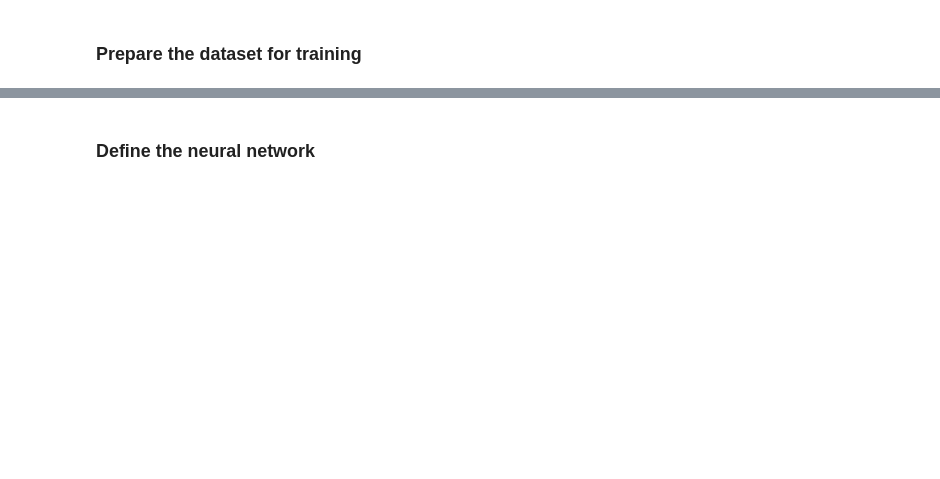
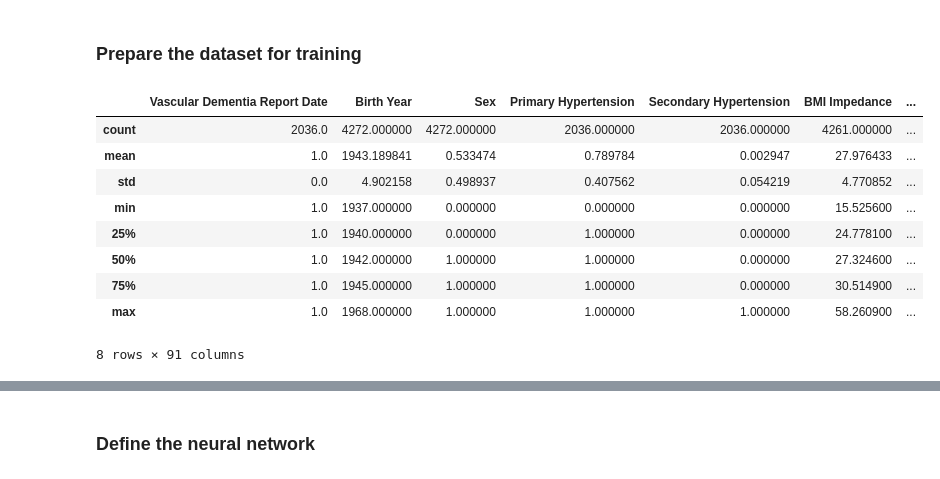
Before and after one commit to Miker2808/MTA-VascularDementiaPredictor, a Jupyter notebook: dataset_training_pytorch.ipynb, the cells around one changed output, grey strips where cells are left out. Cells and saved outputs as stored; diff of their text form; code cells hidden in the pictures; blank space fills up the shorter version.

```diff
--- a/dataset_training_pytorch.ipynb
+++ b/dataset_training_pytorch.ipynb
@@ -12,6 +16,23 @@ import seaborn as sns
 # %% [markdown]
 ### Prepare the dataset for training
 # %%
-df = pd.read_csv('vascular_dementia_dataset.csv')
+df_diagnosed = pd.read_csv("diagnosed_imputed.csv")
+df_undiagnosed = pd.read_csv("undiagnosed.csv")
 
-df.describe()
+df_merged = pd.concat([df_diagnosed, df_undiagnosed], ignore_index=True, sort=False)
+
+df_merged = one_hot_encode_vascular_problems(df_merged)
+df_merged = df_merged.drop(columns=["Education"]) # columns to exclude, if wanted to
+# %%
+df_merged.describe()
+# %% [output]
+|  | Vascular Dementia Report Date | Birth Year | Sex | Primary Hypertension | Secondary Hypertension | BMI Impedance | ... |
+| count | 2036.0 | 4272.000000 | 4272.000000 | 2036.000000 | 2036.000000 | 4261.000000 | ... |
+| mean | 1.0 | 1943.189841 | 0.533474 | 0.789784 | 0.002947 | 27.976433 | ... |
+| std | 0.0 | 4.902158 | 0.498937 | 0.407562 | 0.054219 | 4.770852 | ... |
+| min | 1.0 | 1937.000000 | 0.000000 | 0.000000 | 0.000000 | 15.525600 | ... |
+| 25% | 1.0 | 1940.000000 | 0.000000 | 1.000000 | 0.000000 | 24.778100 | ... |
+| 50% | 1.0 | 1942.000000 | 1.000000 | 1.000000 | 0.000000 | 27.324600 | ... |
+| 75% | 1.0 | 1945.000000 | 1.000000 | 1.000000 | 0.000000 | 30.514900 | ... |
+| max | 1.0 | 1968.000000 | 1.000000 | 1.000000 | 1.000000 | 58.260900 | ... |
+8 rows × 91 columns
```
Also changed, not shown: parts of 4 cells of this notebook, 2 other files.
